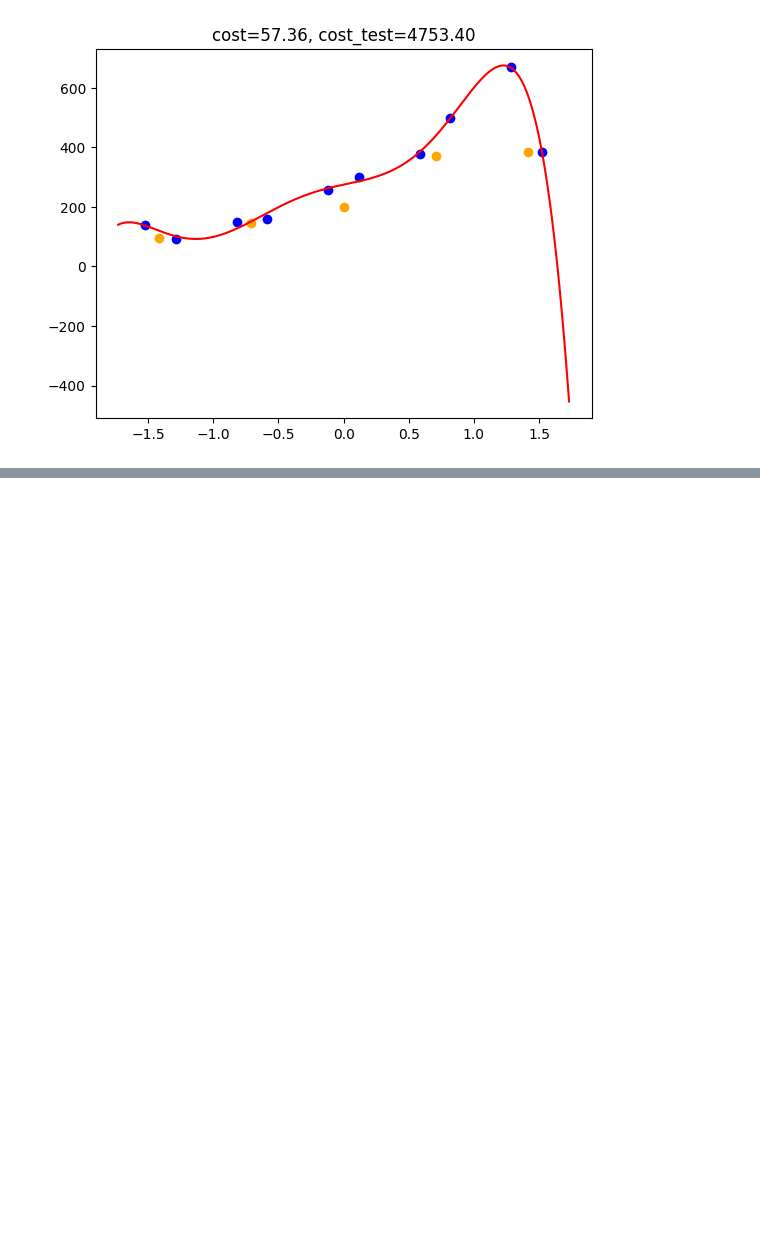
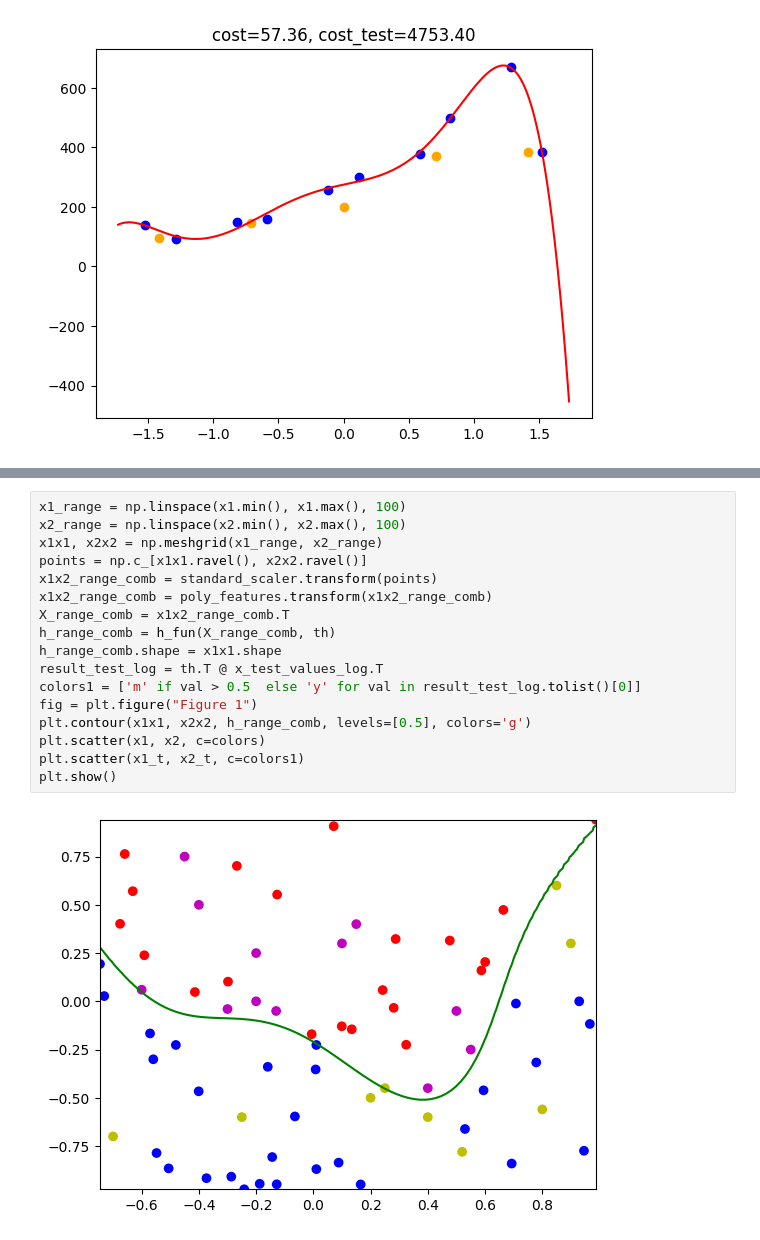
Before and after one commit to JakubStyczen/MachineLearining, a Jupyter notebook: Overfitting/ML_LAB4.ipynb, the cells around one changed output, grey strips where cells are left out. Drawn from its saved outputs; the diff is of its cells as text; blank space fills up the shorter version.

```diff
--- a/Overfitting/ML_LAB4.ipynb
+++ b/Overfitting/ML_LAB4.ipynb
@@ -293,0 +438,19 @@ for lambda_ in lambdas:
+# %%
+x1_range = np.linspace(x1.min(), x1.max(), 100)
+x2_range = np.linspace(x2.min(), x2.max(), 100)
+x1x1, x2x2 = np.meshgrid(x1_range, x2_range)
+points = np.c_[x1x1.ravel(), x2x2.ravel()]
+x1x2_range_comb = standard_scaler.transform(points)
+x1x2_range_comb = poly_features.transform(x1x2_range_comb)
+X_range_comb = x1x2_range_comb.T
+h_range_comb = h_fun(X_range_comb, th)
+h_range_comb.shape = x1x1.shape
+result_test_log = th.T @ x_test_values_log.T
+colors1 = ['m' if val > 0.5  else 'y' for val in result_test_log.tolist()[0]]
+fig = plt.figure("Figure 1")
+plt.contour(x1x1, x2x2, h_range_comb, levels=[0.5], colors='g')
+plt.scatter(x1, x2, c=colors)
+plt.scatter(x1_t, x2_t, c=colors1)
+plt.show()
+# %% [output]
+[figure, added]
```
Also changed, not shown: parts of 14 cells of this notebook.
